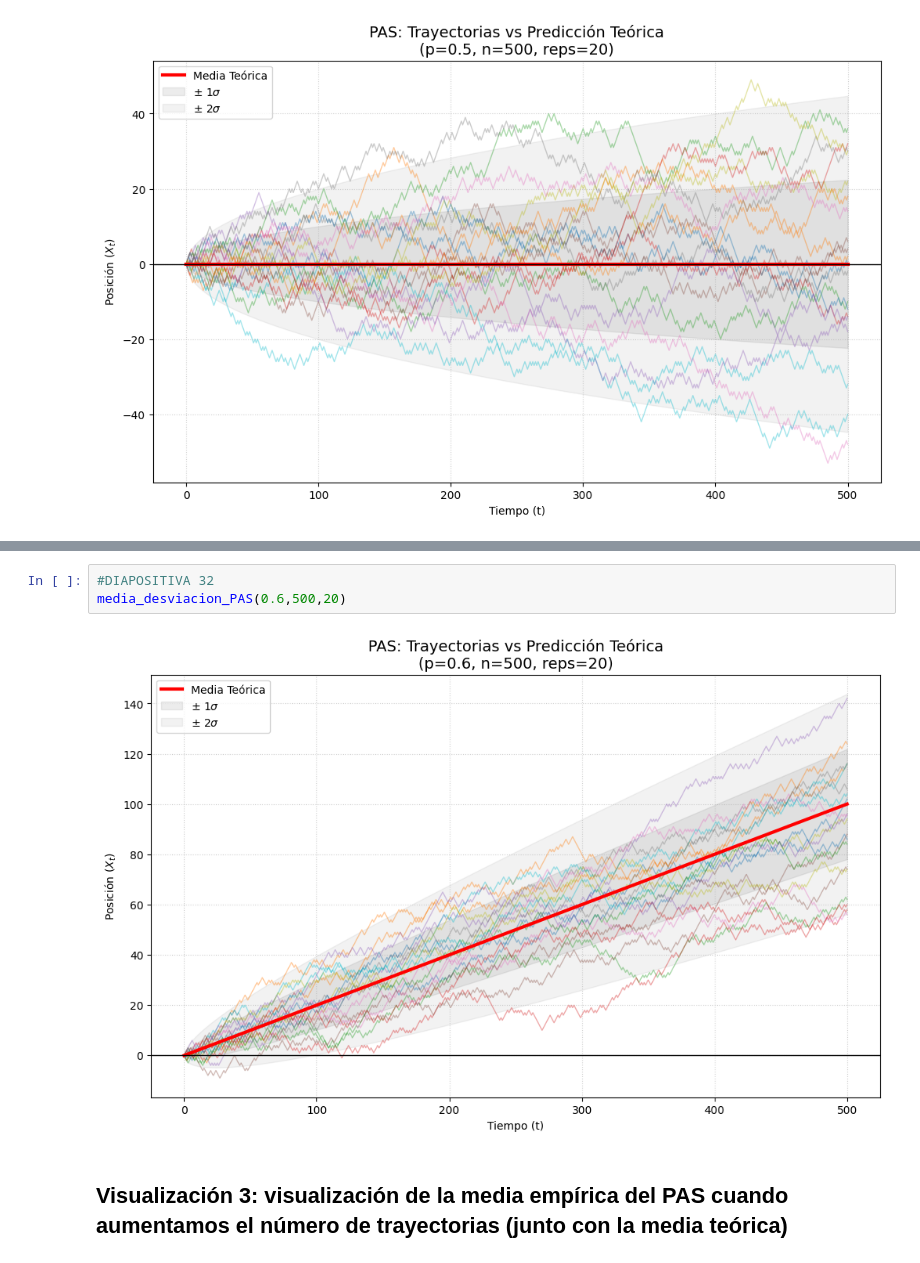
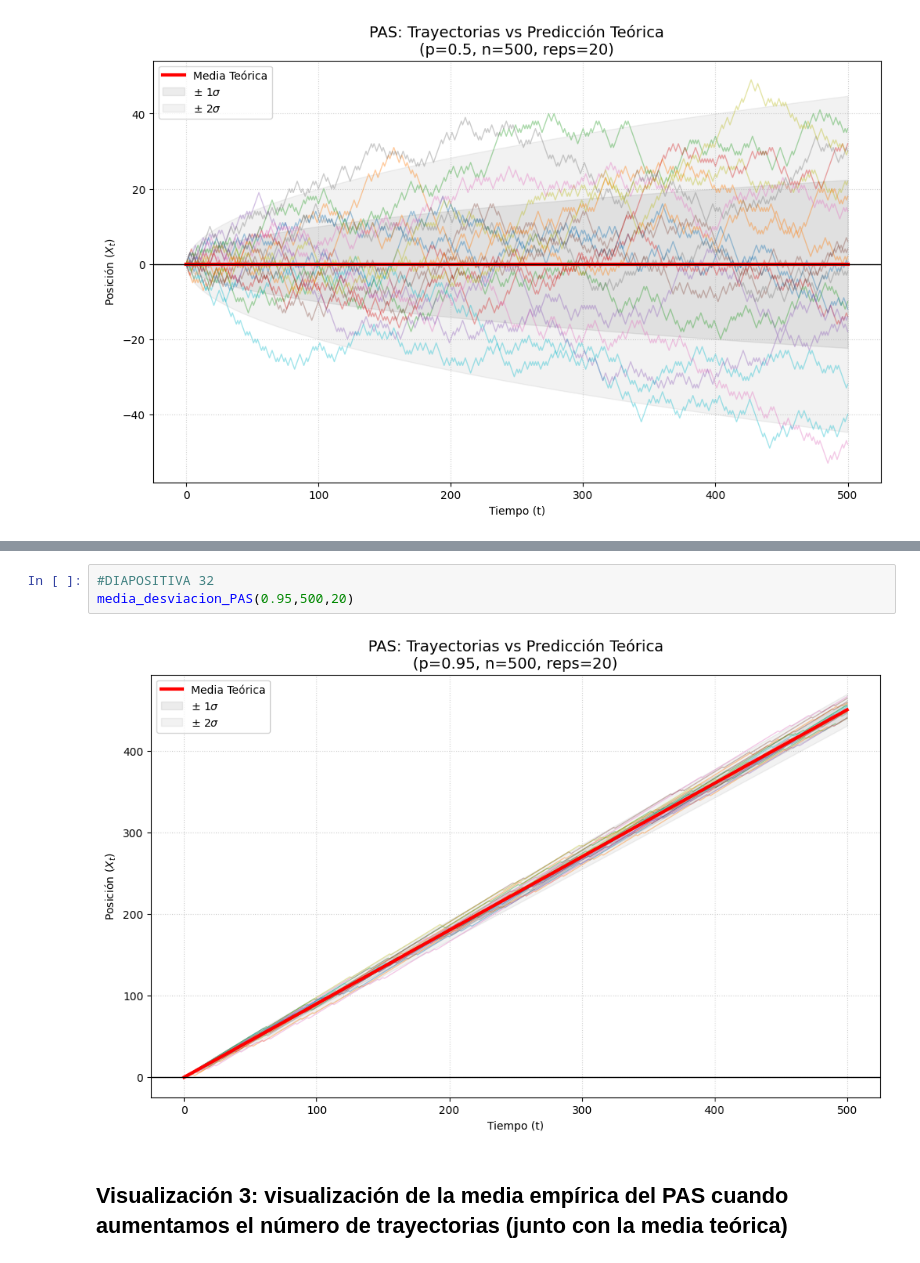
Before and after one commit to lourdesmaria-mvg/Practicas_procesos, a Jupyter notebook: Copia_de_PAS_PRADO.ipynb, the cells around one changed output, grey strips where cells are left out. Cells and saved outputs as stored; diff of their text form.

```diff
--- a/Copia_de_PAS_PRADO.ipynb
+++ b/Copia_de_PAS_PRADO.ipynb
@@ -174,8 +174,8 @@ media_desviacion_PAS(0.4,500,20)
 # %%
 #DIAPOSITIVA 32
-media_desviacion_PAS(0.6,500,20)
+media_desviacion_PAS(0.95,500,20)
 # %% [output]
-[figure, old version]
+[figure, new version]
 # %% [markdown]
 ## Visualización 3: visualización de la media empírica del PAS cuando aumentamos el número de trayectorias (junto con la media teórica)
 # %% [markdown]
```
Also changed, not shown: parts of 1 cell of this notebook.
